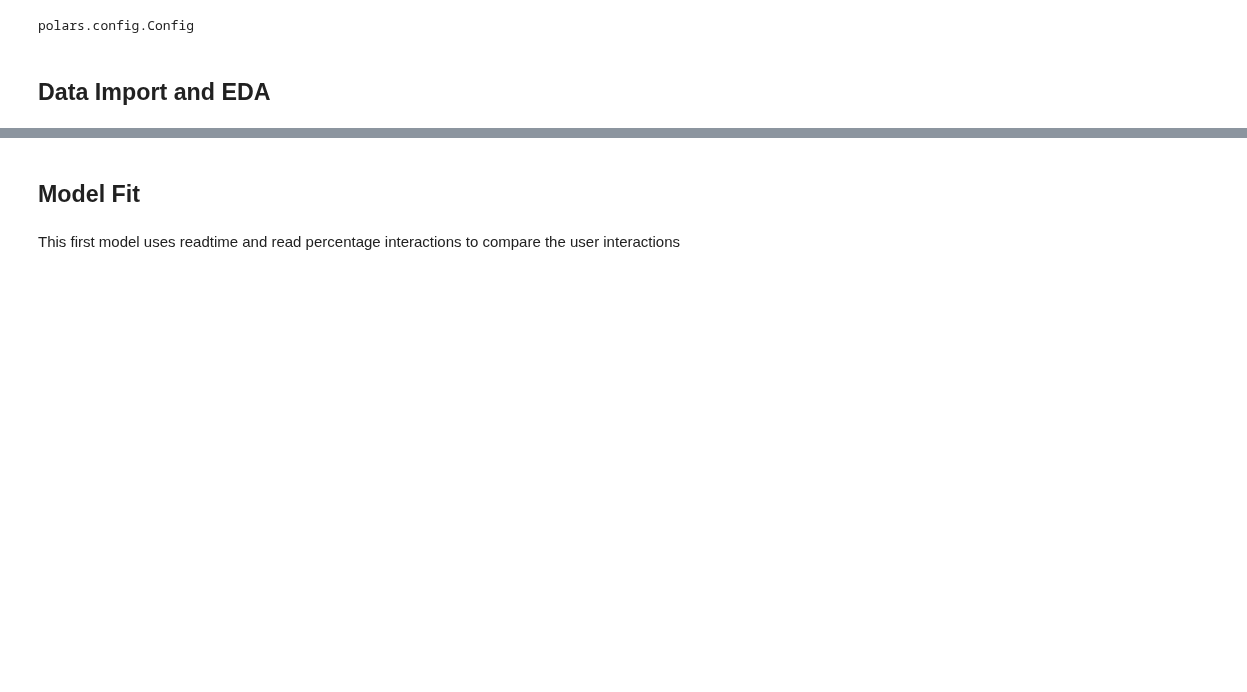
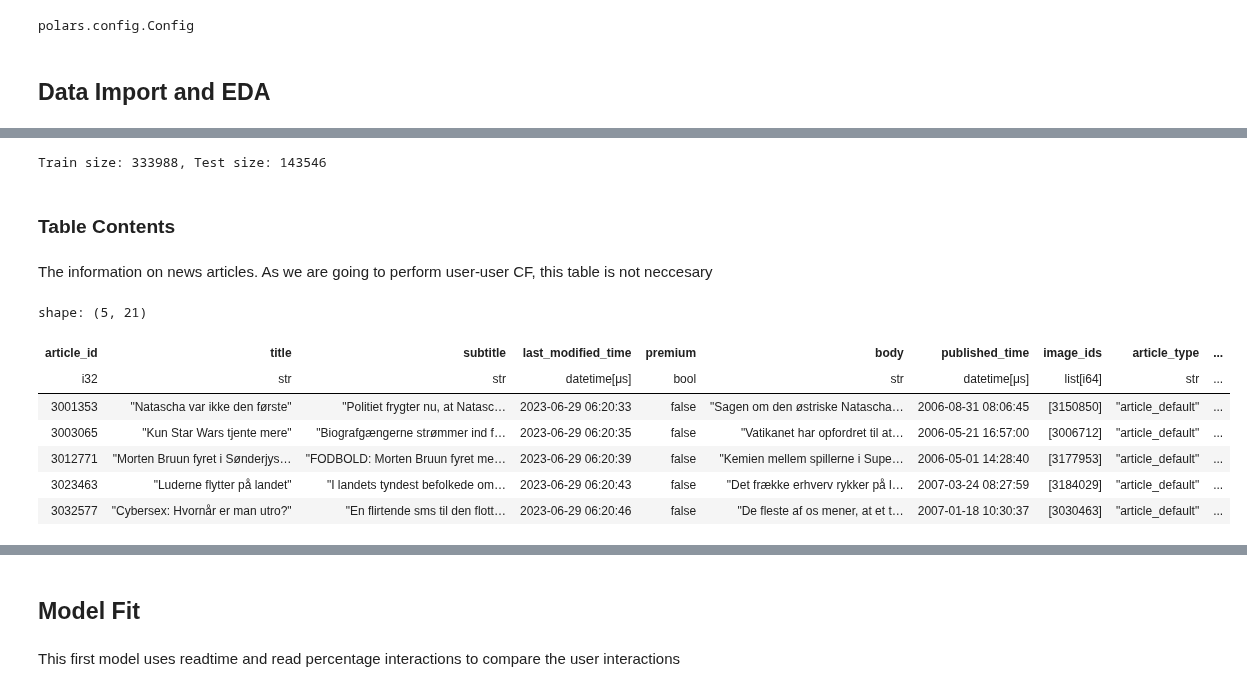
Before and after one commit to PedroPCardonaA/TDT4215_recommender_system, a Jupyter notebook: recommender_system/demostrations/user_based_CF.ipynb, the cells around one changed output, grey strips where cells are left out. Drawn from its saved outputs; the diff is of its cells as text; code cells hidden in the pictures; blank space fills up the shorter version.

```diff
--- a/recommender_system/demostrations/user_based_CF.ipynb
+++ b/recommender_system/demostrations/user_based_CF.ipynb
@@ -24,3 +24,9 @@ pl.Config.set_tbl_cols(-1)
 polars.config.Config
 # %% [markdown]
 ## Data Import and EDA
+# %%
+data_reader = ParquetDataReader()
+articles_df = data_reader.read_data('../../data/articles.parquet')
+train_behaviors_df = data_reader.read_data('../../data/train/behaviors.parquet')
+train_history_df = data_reader.read_data('../../data/train/history.parquet')
+document_vectors_df = data_reader.read_data('../../data/document_vector.parquet')
@@ -26,0 +64,31 @@ polars.config.Config
+# %%
+# Combine train and test behaviors
+combined_df = pl.concat([train_behaviors_df, test_behaviours_df])
+
+# Generate a random mask for splitting
+n = combined_df.height  # Total number of rows
+test_mask = np.random.rand(n) < 0.30  # 30% test, 70% train
+
+# Apply the mask
+test_behaviors_df = combined_df.filter(test_mask)
+train_behaviors_df = combined_df.filter(~test_mask)
+
+# Verify the split
+print(f"Train size: {train_behaviors_df.shape[0]}, Test size: {test_behaviors_df.shape[0]}")
+# %% [output]
+Train size: 333988, Test size: 143546
+# %% [markdown]
+### Table Contents
+# %% [markdown]
+The information on news articles. As we are going to perform user-user CF, this table is not neccesary
+# %%
+articles_df.head()
+# %% [output]
+shape: (5, 21)
+| article_id | title | subtitle | last_modified_time | premium | body | published_time | image_ids | article_type | ... |
+| i32 | str | str | datetime[μs] | bool | str | datetime[μs] | list[i64] | str | ... |
+| 3001353 | "Natascha var ikke den første" | "Politiet frygter nu, at Natasc… | 2023-06-29 06:20:33 | false | "Sagen om den østriske Natascha… | 2006-08-31 08:06:45 | [3150850] | "article_default" | ... |
+| 3003065 | "Kun Star Wars tjente mere" | "Biografgængerne strømmer ind f… | 2023-06-29 06:20:35 | false | "Vatikanet har opfordret til at… | 2006-05-21 16:57:00 | [3006712] | "article_default" | ... |
+| 3012771 | "Morten Bruun fyret i Sønderjys… | "FODBOLD: Morten Bruun fyret me… | 2023-06-29 06:20:39 | false | "Kemien mellem spillerne i Supe… | 2006-05-01 14:28:40 | [3177953] | "article_default" | ... |
+| 3023463 | "Luderne flytter på landet" | "I landets tyndest befolkede om… | 2023-06-29 06:20:43 | false | "Det frække erhverv rykker på l… | 2007-03-24 08:27:59 | [3184029] | "article_default" | ... |
+| 3032577 | "Cybersex: Hvornår er man utro?" | "En flirtende sms til den flott… | 2023-06-29 06:20:46 | false | "De fleste af os mener, at et t… | 2007-01-18 10:30:37 | [3030463] | "article_default" | ... |
```
Also changed, not shown: parts of 44 cells of this notebook, 8 other files.
